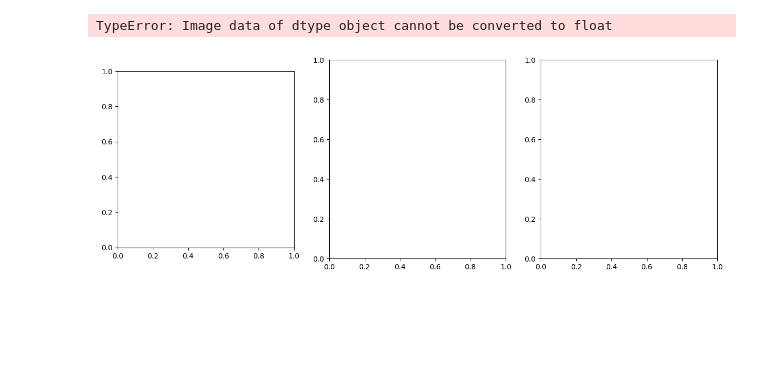
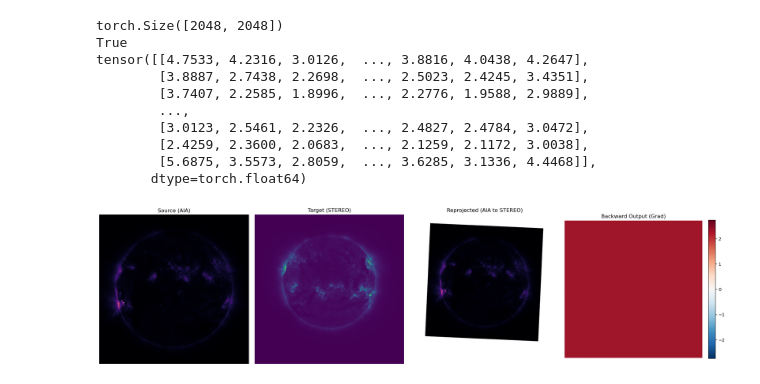
Before and after one commit to stevenrjanssens/dfreproject, a Jupyter notebook: demo/tensor_reproject_test.ipynb, the cells around one changed output. Cells and saved outputs as stored; diff of their text form; code cells hidden in the pictures; blank space fills up the shorter version.

Commit message:
fixed error caused by recreating a TensorHDU in reproject.py

```diff
--- a/demo/tensor_reproject_test.ipynb
+++ b/demo/tensor_reproject_test.ipynb
@@ -12,34 +57,72 @@ from dfreproject import TensorHDU
 # %%
-
 # Load source and target images
 source_hdu = fits.open(AIA_193_JUN2012)[1]
 target_hdu = fits.open(STEREO_A_195_JUN2012)[1]
 
 # source_hdu = (torch.tensor(source_hdu.data, requires_grad=True), source_hdu.header)
 
 source_hdu = TensorHDU(torch.tensor(source_hdu.data, requires_grad=True), source_hdu.header)
+alt_tensor = source_hdu.tensor
+alt_header = source_hdu.header
 target_hdu = PrimaryHDU(target_hdu.data, header=target_hdu.header)
+
 target_wcs = WCS(target_hdu.header)
-# Perform dfreproject with bilinear interpolation
+# Use the downscale_and_update_fits function defined above
+downscale_size = 1024
+# source_hdu, target_hdu, target_wcs = downscale_and_update_fits(source_hdu, target_hdu, target_wcs, downscale_size=downscale_size)
+
+
+
+
 reprojected = calculate_reprojection(
     source_hdus=source_hdu,
     target_wcs=target_wcs,
     shape_out=target_hdu.data.shape,
     order='bilinear',
     requires_grad=True,
 )
 
-fig, axes = plt.subplots(1, 3, figsize=(15, 5))
+
+
+print(reprojected.shape)  # Should match target_hdu.data.shape
+
+
+
+print(reprojected.requires_grad)  # Should be True if requires_grad=True was passed
+reprojected.sum().backward()
+print(source_hdu.tensor.grad)
+# Plot with a diverging colormap centered at zero for gradients
+import numpy as np
+
+grad = source_hdu.tensor.grad.cpu().numpy()
+# Use percentiles to avoid outlier-dominated color scaling
+vmax = np.nanpercentile(np.abs(grad), 99)
+if vmax == 0 or np.isnan(vmax):
+    vmax = 1e-8  # fallback to avoid division by zero
+
+fig, axes = plt.subplots(1, 4, figsize=(20, 5))
 axes[0].imshow(source_hdu.data, cmap='magma')
 axes[0].set_title('Source (AIA)')
 axes[1].imshow(target_hdu.data, cmap='viridis')
 axes[1].set_title('Target (STEREO)')
-axes[2].imshow(reprojected, cmap='magma')
+axes[2].imshow(reprojected.detach(), cmap='magma')
 axes[2].set_title('Reprojected (AIA to STEREO)')
+im = axes[3].imshow(grad, cmap='RdBu_r', vmin=-vmax, vmax=vmax)
+axes[3].set_title('Backward Output (Grad)')
 for ax in axes:
     ax.axis('off')
+fig.colorbar(im, ax=axes[3], fraction=0.046, pad=0.04)
 plt.tight_layout()
 plt.show()
 # %% [output]
-TypeError: Image data of dtype object cannot be converted to float
+torch.Size([2048, 2048])
+True
+tensor([[4.7533, 4.2316, 3.0126,  ..., 3.8816, 4.0438, 4.2647],
+        [3.8887, 2.7438, 2.2698,  ..., 2.5023, 2.4245, 3.4351],
+        [3.7407, 2.2585, 1.8996,  ..., 2.2776, 1.9588, 2.9889],
+        ...,
+        [3.0123, 2.5461, 2.2326,  ..., 2.4827, 2.4784, 3.0472],
+        [2.4259, 2.3600, 2.0683,  ..., 2.1259, 2.1172, 3.0038],
+        [5.6875, 3.5573, 2.8059,  ..., 3.6285, 3.1336, 4.4468]],
+       dtype=torch.float64)
-[figure, old version]
+[figure, new version]
```
Also changed, not shown: parts of 1 cell of this notebook, 1 other file.
